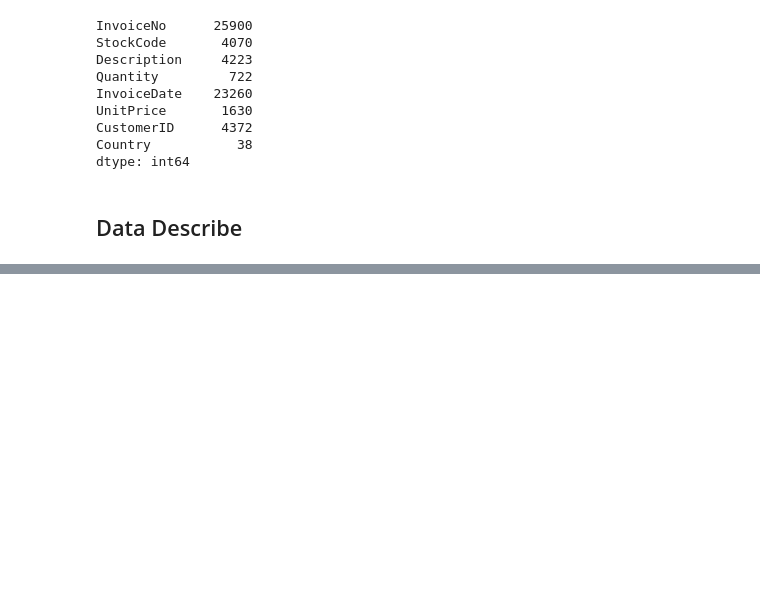
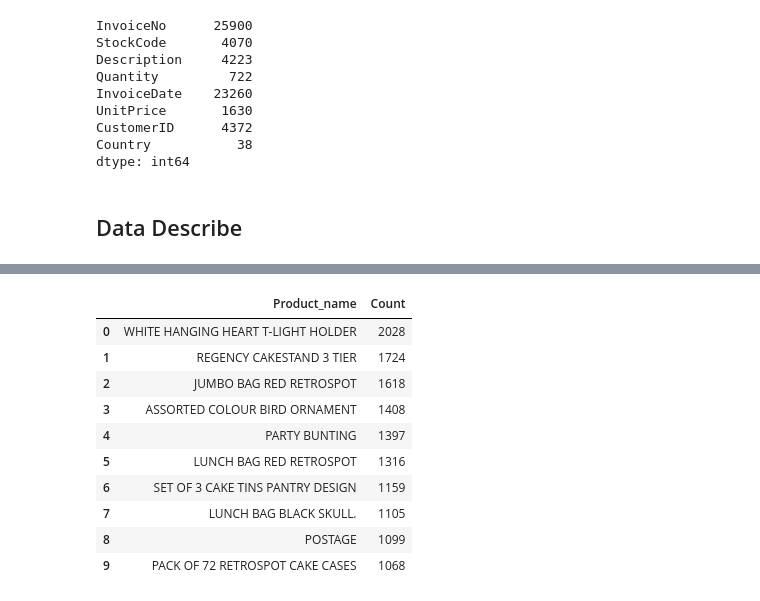
Before and after one commit to tusharraskar/Online-Retail-Customer-Segmentation, a Jupyter notebook: Online Retail Customer Segmentation.ipynb, the cells around one changed output, grey strips where cells are left out. Cells and saved outputs as stored; diff of their text form; code cells hidden in the pictures; blank space fills up the shorter version.

```diff
--- a/Online Retail Customer Segmentation.ipynb
+++ b/Online Retail Customer Segmentation.ipynb
@@ -167,0 +248,15 @@ Hence, droppingg the missing values
+# %%
+top_10_product=df['Description'].value_counts().reset_index().rename(columns={'index':'Product_name','Description':'Count'}).head(10)
+top_10_product
+# %% [output]
+|  | Product_name | Count |
+| 0 | WHITE HANGING HEART T-LIGHT HOLDER | 2028 |
+| 1 | REGENCY CAKESTAND 3 TIER | 1724 |
+| 2 | JUMBO BAG RED RETROSPOT | 1618 |
+| 3 | ASSORTED COLOUR BIRD ORNAMENT | 1408 |
+| 4 | PARTY BUNTING | 1397 |
+| 5 | LUNCH BAG RED RETROSPOT | 1316 |
+| 6 | SET OF 3 CAKE TINS PANTRY DESIGN | 1159 |
+| 7 | LUNCH BAG BLACK SKULL. | 1105 |
+| 8 | POSTAGE | 1099 |
+| 9 | PACK OF 72 RETROSPOT CAKE CASES | 1068 |
```
Also changed, not shown: parts of 27 cells of this notebook.
